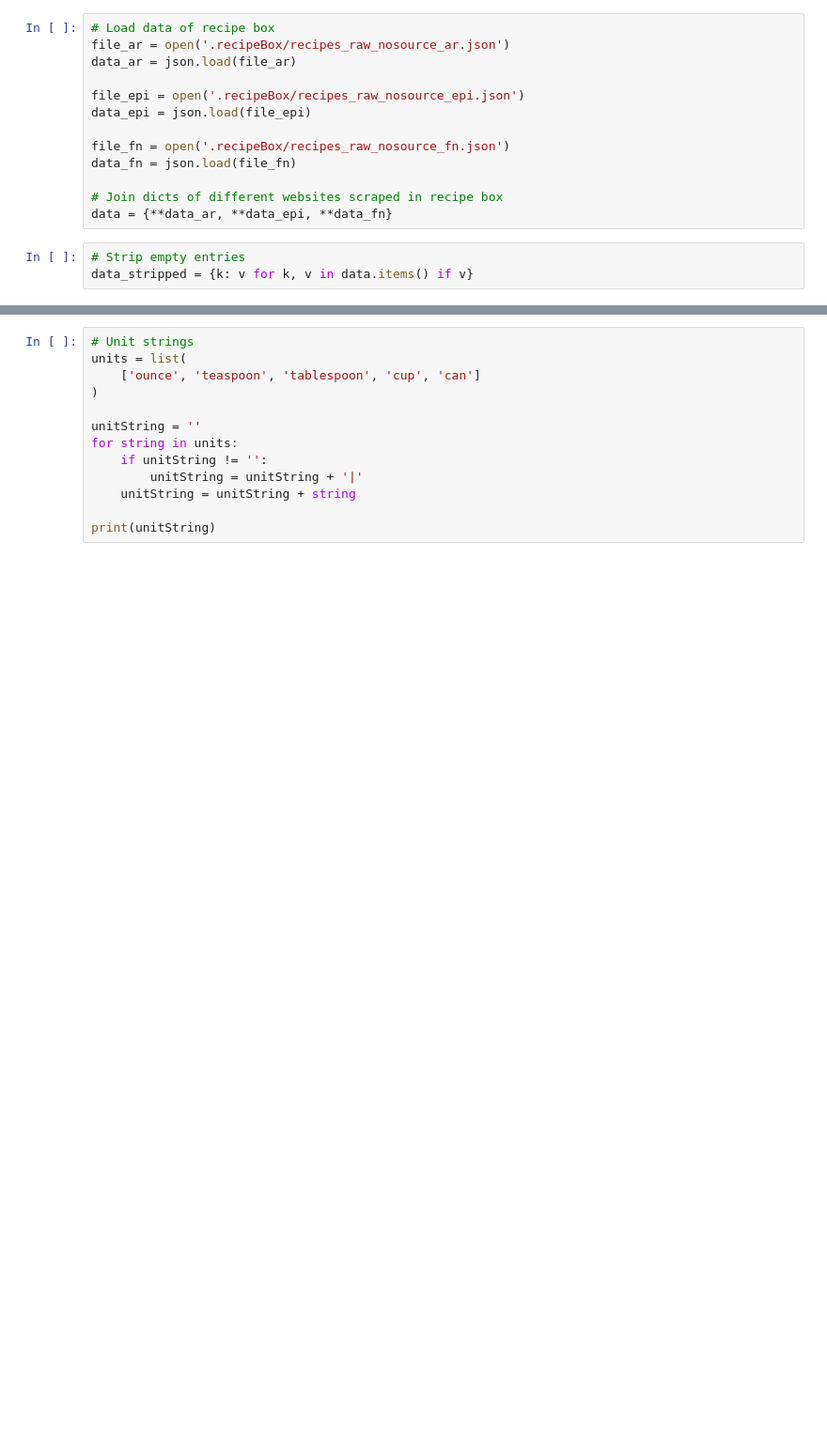
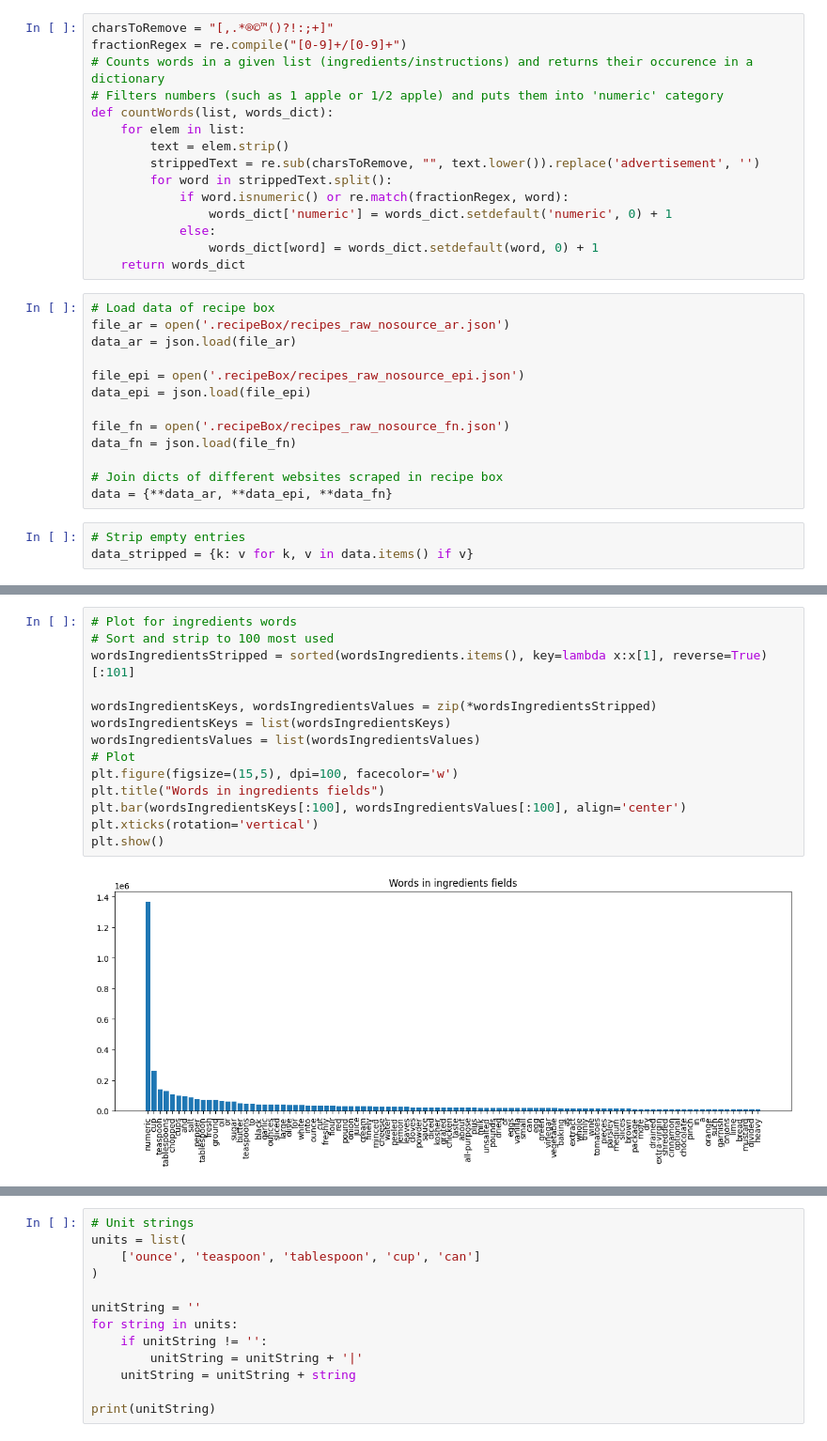
Before and after one commit to mscholl96/mad-recime, a Jupyter notebook: data/recipeBox/recipeBox.ipynb, the cells around one changed output, grey strips where cells are left out. Shown: that part at 94% size. Cells and saved outputs as stored; diff of their text form; blank space fills up the shorter version.

```diff
--- a/data/recipeBox/recipeBox.ipynb
+++ b/data/recipeBox/recipeBox.ipynb
@@ -16,6 +16,21 @@ import json
 import re
 import matplotlib.pyplot as plt
 import numpy as np
+# %%
+charsToRemove = "[,.*®©™()?!:;+]"
+fractionRegex = re.compile("[0-9]+/[0-9]+")
+# Counts words in a given list (ingredients/instructions) and returns their occurence in a dictionary
+# Filters numbers (such as 1 apple or 1/2 apple) and puts them into 'numeric' category
+def countWords(list, words_dict):
+    for elem in list:
+        text = elem.strip()
+        strippedText = re.sub(charsToRemove, "", text.lower()).replace('advertisement', '')
+        for word in strippedText.split():
+            if word.isnumeric() or re.match(fractionRegex, word):
+                words_dict['numeric'] = words_dict.setdefault('numeric', 0) + 1
+            else:
+                words_dict[word] = words_dict.setdefault(word, 0) + 1
+    return words_dict
 # %%
 # Load data of recipe box
 file_ar = open('.recipeBox/recipes_raw_nosource_ar.json')
@@ -53,0 +85,16 @@ Amount of Instructions: 1924048
+# %%
+# Plot for ingredients words
+# Sort and strip to 100 most used
+wordsIngredientsStripped = sorted(wordsIngredients.items(), key=lambda x:x[1], reverse=True)[:101]
+
+wordsIngredientsKeys, wordsIngredientsValues = zip(*wordsIngredientsStripped)
+wordsIngredientsKeys = list(wordsIngredientsKeys)
+wordsIngredientsValues = list(wordsIngredientsValues)
+# Plot
+plt.figure(figsize=(15,5), dpi=100, facecolor='w')
+plt.title("Words in ingredients fields")
+plt.bar(wordsIngredientsKeys[:100], wordsIngredientsValues[:100], align='center')
+plt.xticks(rotation='vertical')
+plt.show()
+# %% [output]
+[figure, added]
```
Also changed, not shown: parts of 13 cells of this notebook, 1 other file.
